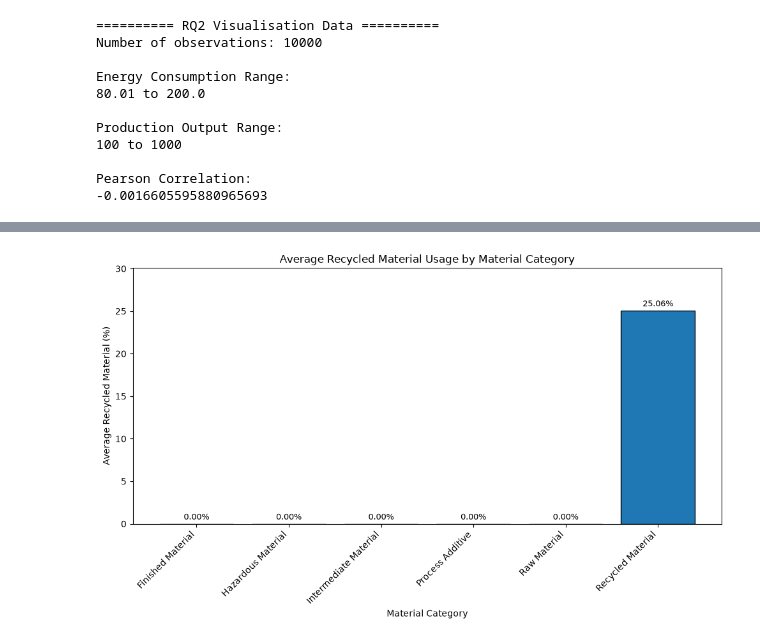
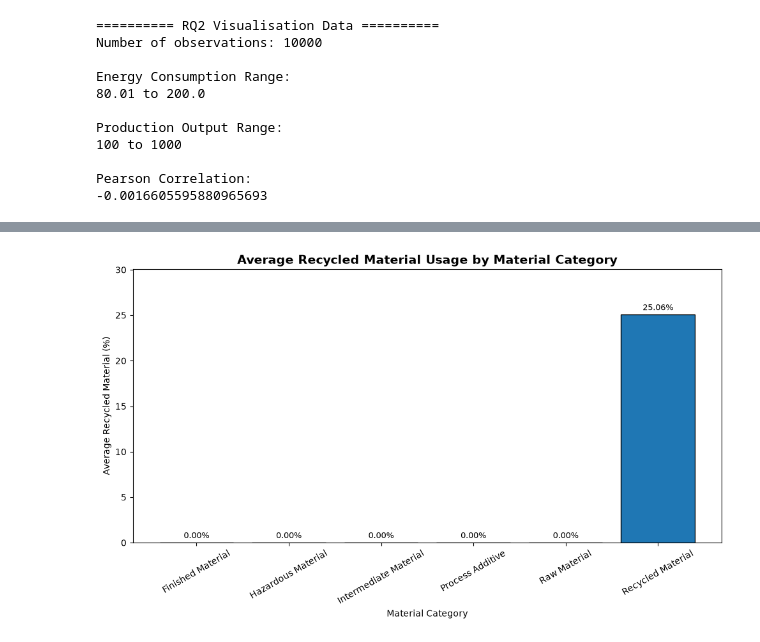
Before and after one commit to WongLiShi618/BTPR3203PythonForDataScience2026-CaseStudy-B230283C, a Jupyter notebook: Smart_Manufacturing_Analysis.ipynb, the cells around one changed output, grey strips where cells are left out. Drawn from its saved outputs; the diff is of its cells as text; code cells hidden in the pictures.

```diff
--- a/Smart_Manufacturing_Analysis.ipynb
+++ b/Smart_Manufacturing_Analysis.ipynb
@@ -60,9 +69,3 @@ Descriptive Statistics:
 | 50% | 124.250000 | 0.000000 | 140.315000 | 554.000000 | 2.540000 |
 | 75% | 161.752500 | 0.000000 | 169.877500 | 780.000000 | 3.780000 |
 | max | 200.000000 | 49.960000 | 200.000000 | 1000.000000 | 5.000000 |
-# %%
-# Remove unnecessary feature from previous analysis
-df = df.drop(columns=["Energy Efficiency (Units/kWh)"], errors="ignore")
-
-print("Dataset Shape:", df.shape)
-print("Column Names:", df.columns.tolist())
@@ -656,50 +510,67 @@ Material Category Summary:
 # %%
 # ============================================================
-# Figure 3(a) – Average Recycled Material Usage
+# Figure 5(a) – Average Recycled Material Usage
 # ============================================================
 
-rq3_recycled = df.groupby("Material Category")["Recycled Material (%)"].mean()
+rq3_summary = df.groupby("Material Category").agg(
+    Average_Recycled_Material=("Recycled Material (%)", "mean"),
+    Average_Production_Output=("Production Output (Units)", "mean"),
+    Average_Defect_Rate=("Defect Rate (%)", "mean")
+)
 
-fig = plt.figure(figsize=(10, 6))
-ax = plt.axes()
+category_order = [
+    "Finished Material",
+    "Hazardous Material",
+    "Intermediate Material",
+    "Process Additive",
+    "Raw Material",
+    "Recycled Material"
+]
+
+rq3_summary = rq3_summary.reindex(category_order)
+
+fig, ax = plt.subplots(figsize=(10, 6))
 
 bars = ax.bar(
-    rq3_recycled.index,
-    rq3_recycled.values,
+    rq3_summary.index,
+    rq3_summary["Average_Recycled_Material"],
     edgecolor="black"
+)
+
+ax.set_title(
+    "Average Recycled Material Usage by Material Category",
+    fontsize=14,
+    fontweight="bold"
 )
 
 ax.set_xlabel("Material Category")
 ax.set_ylabel("Average Recycled Material (%)")
-ax.set_title("Average Recycled Material Usage by Material Category")
 
-ax.set_xticks(range(len(rq3_recycled.index)))
-ax.set_xticklabels(
-    rq3_recycled.index,
-    rotation=45,
-    ha="right"
+ax.set_ylim(
+    0,
+    rq3_summary["Average_Recycled_Material"].max() + 5
 )
 
+ax.tick_params(axis="x", rotation=30)
+
 for bar in bars:
-    height = bar.get_height()
+    value = bar.get_height()
     ax.text(
         bar.get_x() + bar.get_width() / 2,
-        height + 0.5,
-        f"{height:.2f}%",
+        value + 0.5,
+        f"{value:.2f}%",
         ha="center",
         fontsize=9
     )
 
-ax.set_ylim(0, max(rq3_recycled.values) + 5)
-
 plt.tight_layout()
 
 fig.savefig(
-    "rq3a_recycled_material_usage.png",
+    "rq3_recycled_material_usage.png",
     dpi=300,
     bbox_inches="tight"
 )
 
 plt.show()
 # %% [output]
-[figure, old version]
+[figure, new version]
```
Also changed, not shown: parts of 23 cells of this notebook.
